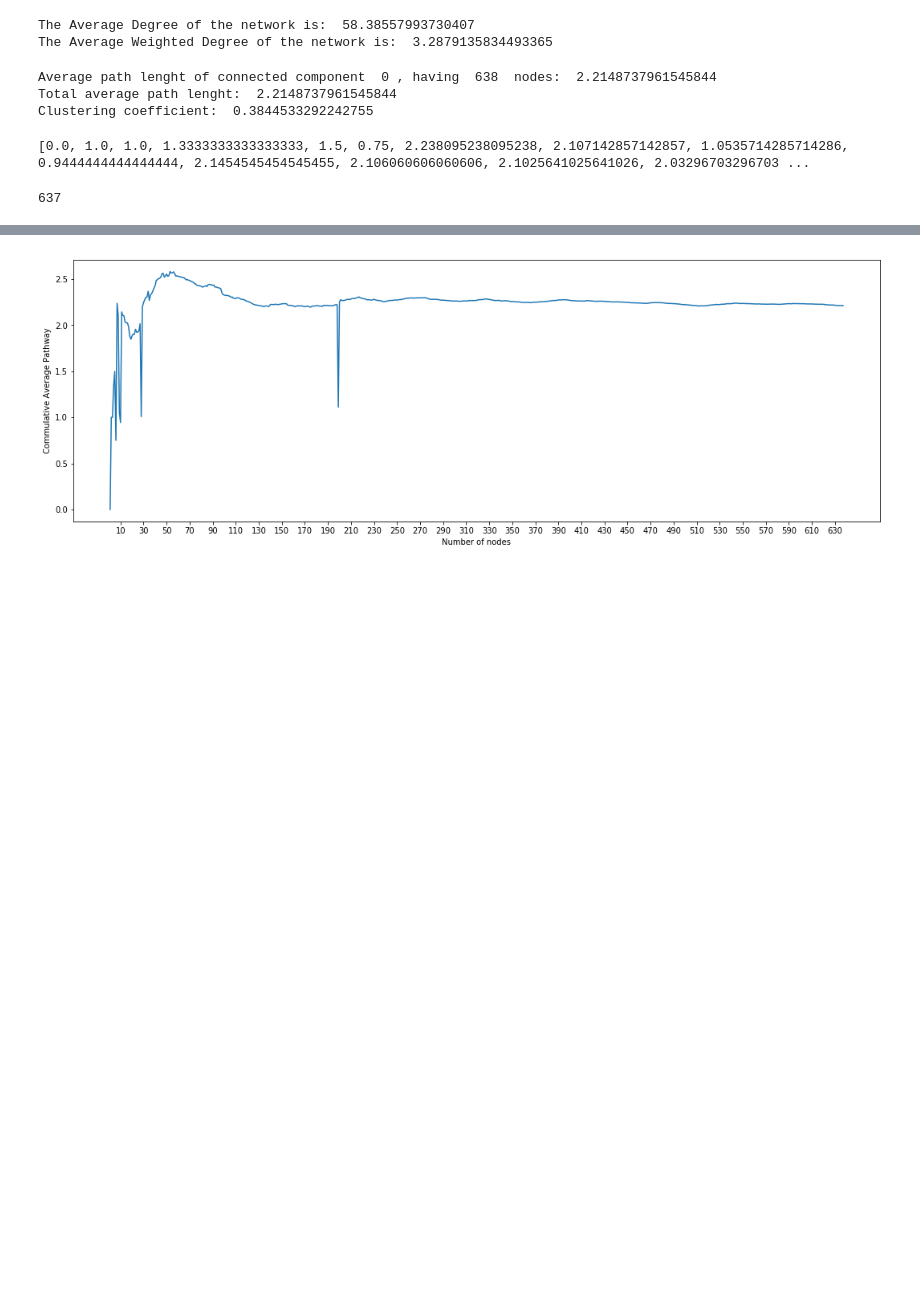
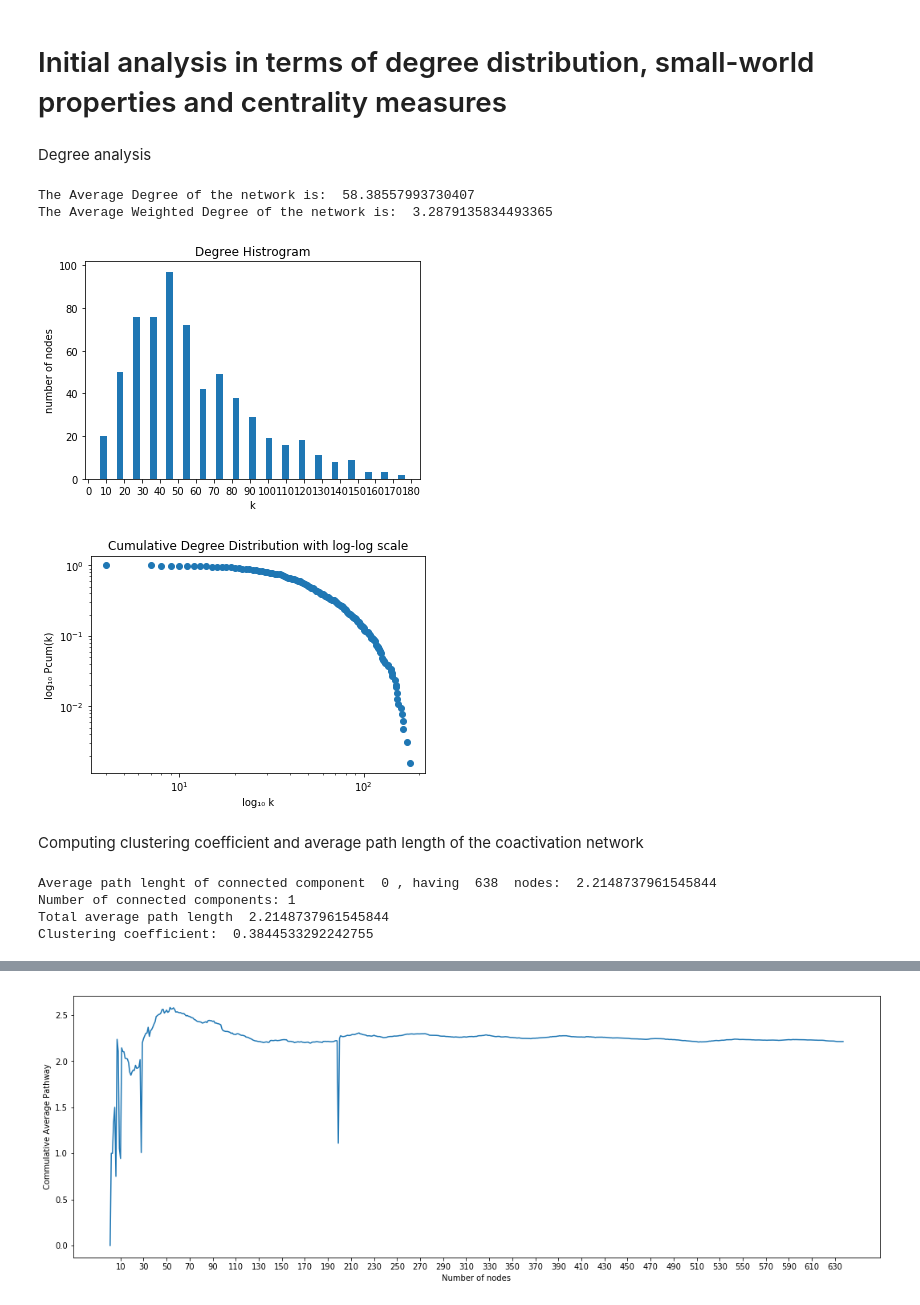
Before and after one commit to andreiarog/RC_project2, a Jupyter notebook: proj_initial_analysis.ipynb, the cells around one changed output, grey strips where cells are left out. Cells and saved outputs as stored; diff of their text form; code cells hidden in the pictures; blank space fills up the shorter version.

```diff
--- a/proj_initial_analysis.ipynb
+++ b/proj_initial_analysis.ipynb
@@ -1,3 +1,7 @@
+# %% [markdown]
+# Initial analysis in terms of degree distribution, small-world properties and centrality measures
+# %% [markdown]
+Degree analysis
 # %%
 import networkx as nx
 from operator import itemgetter
@@ -49,73 +53,78 @@ def averageWeightedDegree(G):
 #Degree Distribution
 #obtain plot of histogram, degree distribution and cumulative degree distribution
 def degreeDistribution(G):
     #get sequence of the degrees of each node ordered
     degree_sequence = sorted([d for n, d in G.degree()], reverse=True)
     degreeCount = collections.Counter(degree_sequence) #gives a list that as the degree and number of times it repeats
     degree, count = zip(*degreeCount.items()) #to obtain arguments separated
 
-
     plt.figure()
     #plt.bar(degree, count, width=1) #plot histogram
     plt.hist(degree_sequence, bins=19, rwidth=0.4)
     plt.xticks(np.arange(0, 190, 10))
     plt.title("Degree Histrogram")
     plt.ylabel("number of nodes")
     plt.xlabel("k")
 
+    N = G.number_of_nodes()
+    count = list(count) #convert to list
+    #print("Count before norm:", count)
+    # normalize count to obtain P(k)
+    for i in range(len(count)):
+        count[i] = count[i]/N
 
+    count_cum = []
+    for i in range(len(count)):
+        count_cum += [sum(count[0:i+1])] #append each cum_sum to the list
+
+    plt.figure()
+    plt.loglog(degree, count_cum, 'o') #plot with log scaling on both axis
+    plt.title("Cumulative Degree Distribution with log-log scale")
+    plt.ylabel("log₁₀ Pcum(k)")
+    plt.xlabel("log₁₀ k")
+
+    degrees = G.degree() #get list with pairs (node, degree)
+    valuesDeg = [d for n, d in degrees] #get list of degrees of each node
+    #print("Degrees:", valuesDeg)
 
 G = createGraph('Coactivation_matrix.mat')
 
 av_degree = averageDegree(G)
 print("The Average Degree of the network is: ", av_degree)
 
 weightedDegree, av_w_degree = averageWeightedDegree(G)
 print("The Average Weighted Degree of the network is: ", av_w_degree)
 
 degreeDistribution(G)
 # %% [output]
 The Average Degree of the network is:  58.38557993730407
 The Average Weighted Degree of the network is:  3.2879135834493365
+[figure, added]
+[figure, added]
+# %% [markdown]
+Computing clustering coefficient and average path length of the coactivation network
 # %%
-#Getting average path lenght for every connected component
-num_connected_components = 0
-path_length_sum = 0
-for g in nx.connected_component_subgraphs(G):
-    shortest_path_g = nx.average_shortest_path_length(g)
-    path_length_sum += shortest_path_g
-    print("Average path lenght of connected component ",num_connected_components, ", having ", g.number_of_nodes(), " nodes: ", shortest_path_g)
-    num_connected_components += 1
-print("Total average path lenght: ", path_length_sum/num_connected_components)
+#Getting average path length for every connected component
+def averagePathLength(G):
+    num_connected_components = 0
+    path_length_sum = 0
+    for g in nx.connected_component_subgraphs(G):
+        shortest_path_g = nx.average_shortest_path_length(g)
+        path_length_sum += shortest_path_g
+        print("Average path lenght of connected component ",num_connected_components, ", having ", g.number_of_nodes(), " nodes: ", shortest_path_g)
+        num_connected_components += 1
+    print("Number of connected components:", num_connected_components)
+    average_path_length = path_length_sum/num_connected_components
+    return average_path_length
+
+APL = averagePathLength(G)
+print("Total average path length ", APL)
 
 #Finding average clustering coeficient
 clustering_coefficient = nx.average_clustering(G) #average clustering coeficient
 print("Clustering coefficient: ", clustering_coefficient)
 # %% [output]
 Average path lenght of connected component  0 , having  638  nodes:  2.2148737961545844
-Total average path lenght:  2.2148737961545844
+Number of connected components: 1
+Total average path length  2.2148737961545844
 Clustering coefficient:  0.3844533292242755
-# %%
-comm_avg_pathway=[]
-
-for n in G.nodes():
-    if (n!=0):
-        H = G.subgraph(list(range(0, n)))
-        num_connected_components = 0
-        path_length_sum = 0
-        for g in nx.connected_component_subgraphs(H):
-            shortest_path_g = nx.average_shortest_path_length(g)
-            path_length_sum += shortest_path_g
-            num_connected_components += 1
-
-        tot_avg= path_length_sum/num_connected_components
-
-        comm_avg_pathway.append(tot_avg)
-
-print(comm_avg_pathway)
-# %% [output]
-[0.0, 1.0, 1.0, 1.3333333333333333, 1.5, 0.75, 2.238095238095238, 2.107142857142857, 1.0535714285714286, 0.9444444444444444, 2.1454545454545455, 2.106060606060606, 2.1025641025641026, 2.03296703296703 ...
-# %%
-print(len(comm_avg_pathway))
-# %% [output]
-637
```
Also changed, not shown: parts of 8 cells of this notebook, 1 other file.
